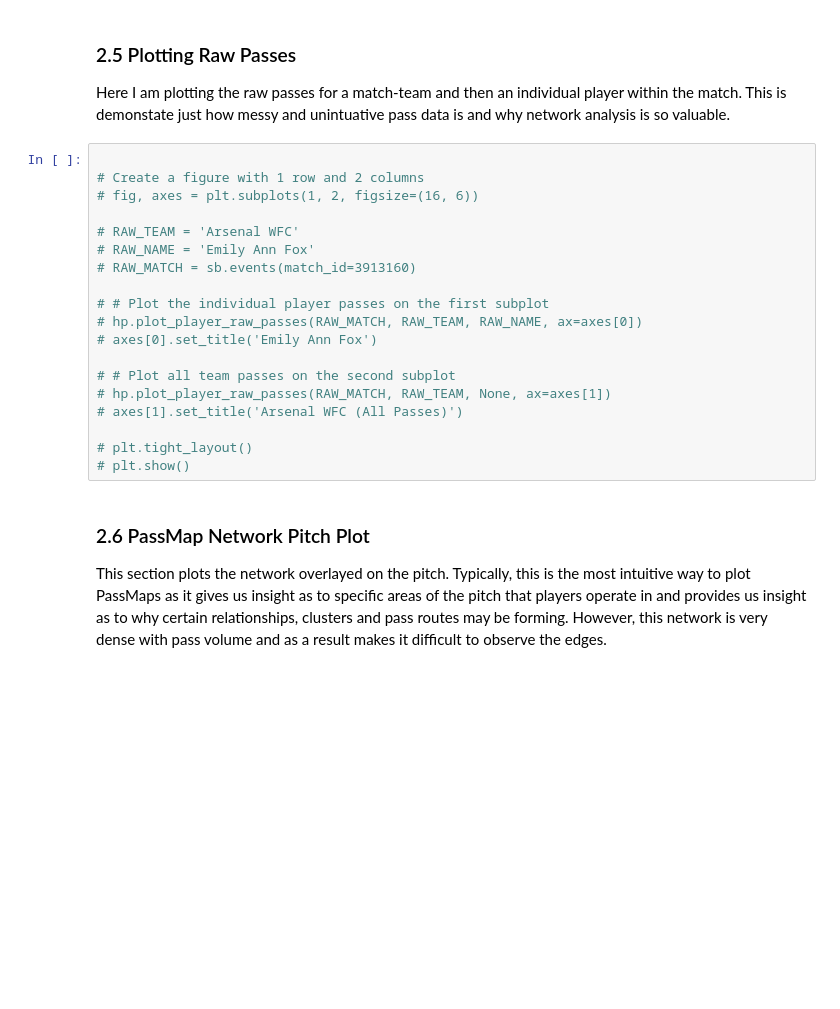
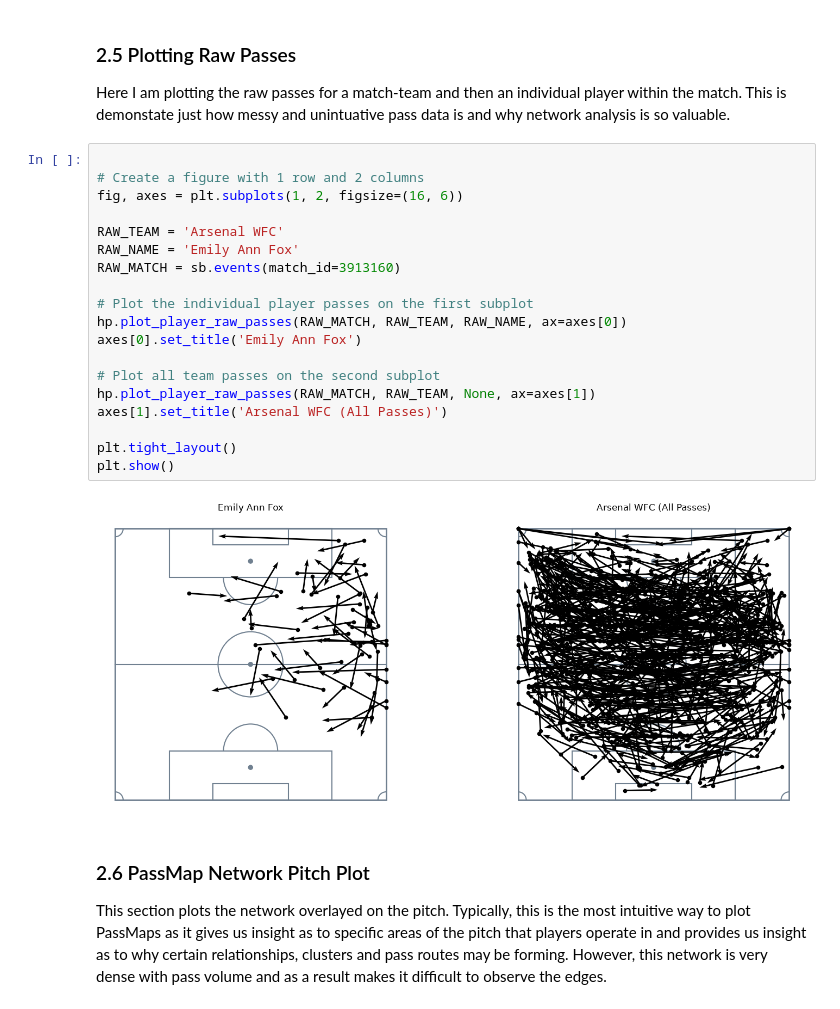
Before and after one commit to LukeBirkett/study-planner, a Jupyter notebook: 981G5_Network_Science/assessment/code/notebook_2.ipynb, the cells around one changed output. Saved outputs shown, nothing was run; the diff lists cells and outputs as text; blank space fills up the shorter version.

```diff
--- a/981G5_Network_Science/assessment/code/notebook_2.ipynb
+++ b/981G5_Network_Science/assessment/code/notebook_2.ipynb
@@ -390,22 +434,24 @@ Here I am plotting the raw passes for a match-team and then an individual player
 # %%
 
 # Create a figure with 1 row and 2 columns
-# fig, axes = plt.subplots(1, 2, figsize=(16, 6))
+fig, axes = plt.subplots(1, 2, figsize=(16, 6))
 
-# RAW_TEAM = 'Arsenal WFC'
-# RAW_NAME = 'Emily Ann Fox'
-# RAW_MATCH = sb.events(match_id=3913160)
+RAW_TEAM = 'Arsenal WFC'
+RAW_NAME = 'Emily Ann Fox'
+RAW_MATCH = sb.events(match_id=3913160)
 
-# # Plot the individual player passes on the first subplot
-# hp.plot_player_raw_passes(RAW_MATCH, RAW_TEAM, RAW_NAME, ax=axes[0])
-# axes[0].set_title('Emily Ann Fox')
+# Plot the individual player passes on the first subplot
+hp.plot_player_raw_passes(RAW_MATCH, RAW_TEAM, RAW_NAME, ax=axes[0])
+axes[0].set_title('Emily Ann Fox')
 
-# # Plot all team passes on the second subplot
-# hp.plot_player_raw_passes(RAW_MATCH, RAW_TEAM, None, ax=axes[1])
-# axes[1].set_title('Arsenal WFC (All Passes)')
+# Plot all team passes on the second subplot
+hp.plot_player_raw_passes(RAW_MATCH, RAW_TEAM, None, ax=axes[1])
+axes[1].set_title('Arsenal WFC (All Passes)')
 
-# plt.tight_layout()
-# plt.show()
+plt.tight_layout()
+plt.show()
+# %% [output]
+[figure, added]
 # %% [markdown]
 ### 2.6 PassMap Network Pitch Plot
 This section plots the network overlayed on the pitch. Typically, this is the most intuitive way to plot PassMaps as it gives us insight as to specific areas of the pitch that players operate in and provides us insight as to why certain relationships, clusters and pass routes may be forming. However, this network is very dense with pass volume and as a result makes it difficult to observe the edges.
```
Also changed, not shown: parts of 12 cells of this notebook, 9 other files.
